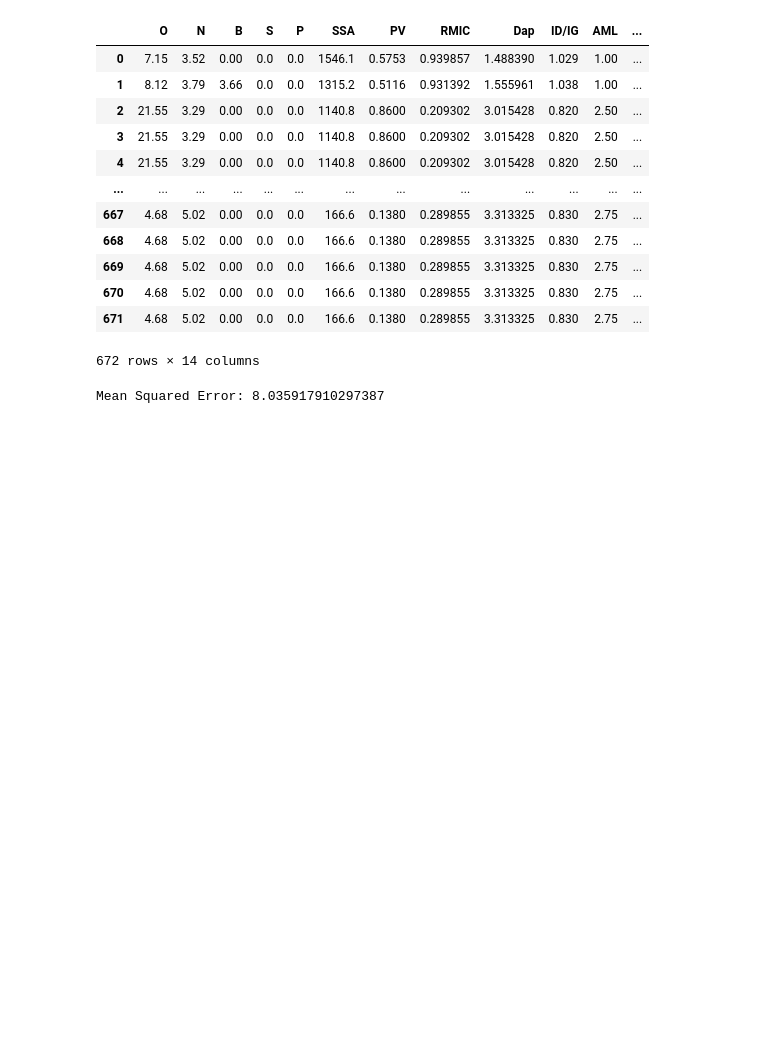
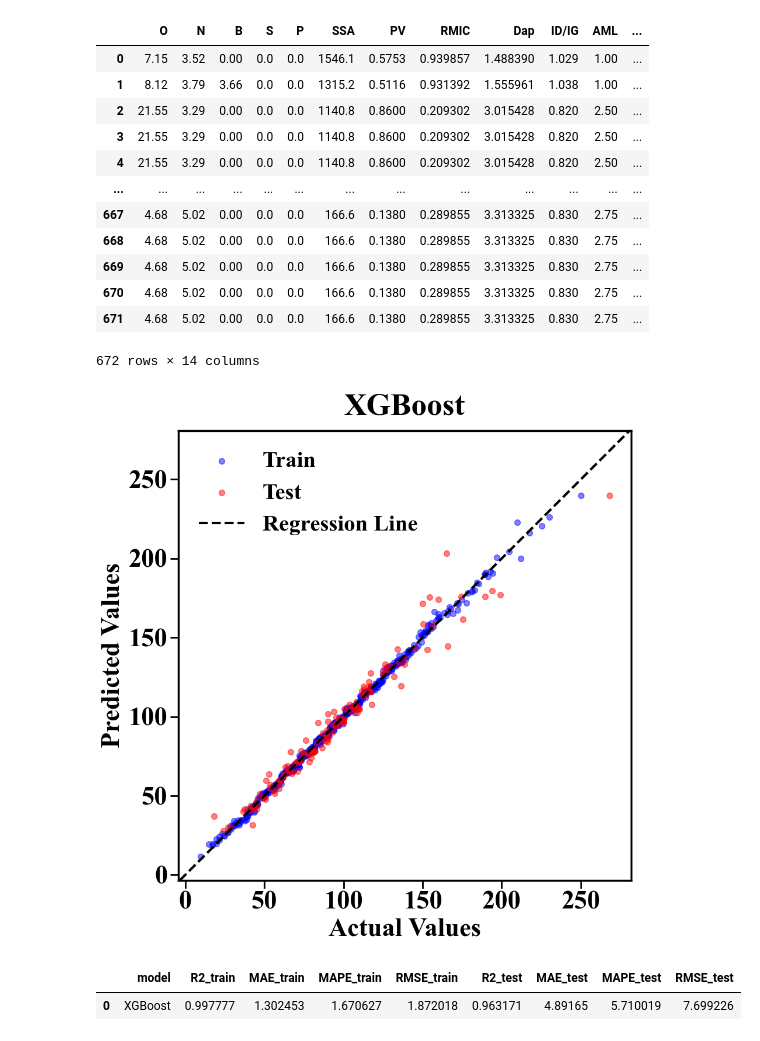
Before and after one commit to YYCHEN2001/Carbon_Cathode_New, a Jupyter notebook: 0.1-XGB-test.ipynb, the cells around one changed output. Cells and saved outputs as stored; diff of their text form; code cells hidden in the pictures; blank space fills up the shorter version.

```diff
--- a/0.1-XGB-test.ipynb
+++ b/0.1-XGB-test.ipynb
@@ -41,26 +40,31 @@ X_test_scaled = scaler.transform(X_test)
 X_train_scaled = pd.DataFrame(X_train_scaled, columns=X.columns)
 X_test_scaled = pd.DataFrame(X_test_scaled, columns=X.columns)
 # %%
+from function import metrics_to_dataframe, plot_actual_vs_predicted
 from xgboost import XGBRegressor
-from sklearn.metrics import root_mean_squared_error
 
-# 初始化xgboost
-xgb = XGBRegressor(
-    objective='reg:squarederror',  # 回归任务的损失函数
-    n_estimators=100,              # 树的数量（boosting轮数）
-    learning_rate=0.1,             # 学习率
-    max_depth=4,                   # 树的最大深度
-    random_state=21                # 随机种子
-)
-
-# 训练模型
+# 初始化模型
+xgb = XGBRegressor(n_estimators=100,
+                   learning_rate=0.15,
+                   subsample=0.5,
+                   gamma=0.1,
+                   max_depth=8,
+                   min_child_weight=2,
+                   reg_alpha=0.35,
+                   colsample_bytree=0.7,
+                   colsample_bylevel=1.0,
+                   colsample_bynode=0.7,
+                   random_state=21)
 xgb.fit(X_train_scaled, y_train)
 
-# 在测试集上进行预测
-y_pred = xgb.predict(X_test_scaled)
+y_train_pred = xgb.predict(X_train_scaled)
+y_test_pred = xgb.predict(X_test_scaled)
 
-# 计算均方误差（MSE）
-rmse = root_mean_squared_error(y_test, y_pred)
-print(f"Mean Squared Error: {rmse}")
+xgb_metrics = metrics_to_dataframe(y_train, y_train_pred, y_test, y_test_pred, 'XGBoost')
+plot_actual_vs_predicted(y_train, y_train_pred, y_test, y_test_pred, 'XGBoost','output/figures/XGB.png')
+
+xgb_metrics
 # %% [output]
-Mean Squared Error: 8.035917910297387
+[figure, added]
+|  | model | R2_train | MAE_train | MAPE_train | RMSE_train | R2_test | MAE_test | MAPE_test | RMSE_test |
+| 0 | XGBoost | 0.997777 | 1.302453 | 1.670627 | 1.872018 | 0.963171 | 4.89165 | 5.710019 | 7.699226 |
```
Also changed, not shown: parts of 1 cell of this notebook, 1 other file.
